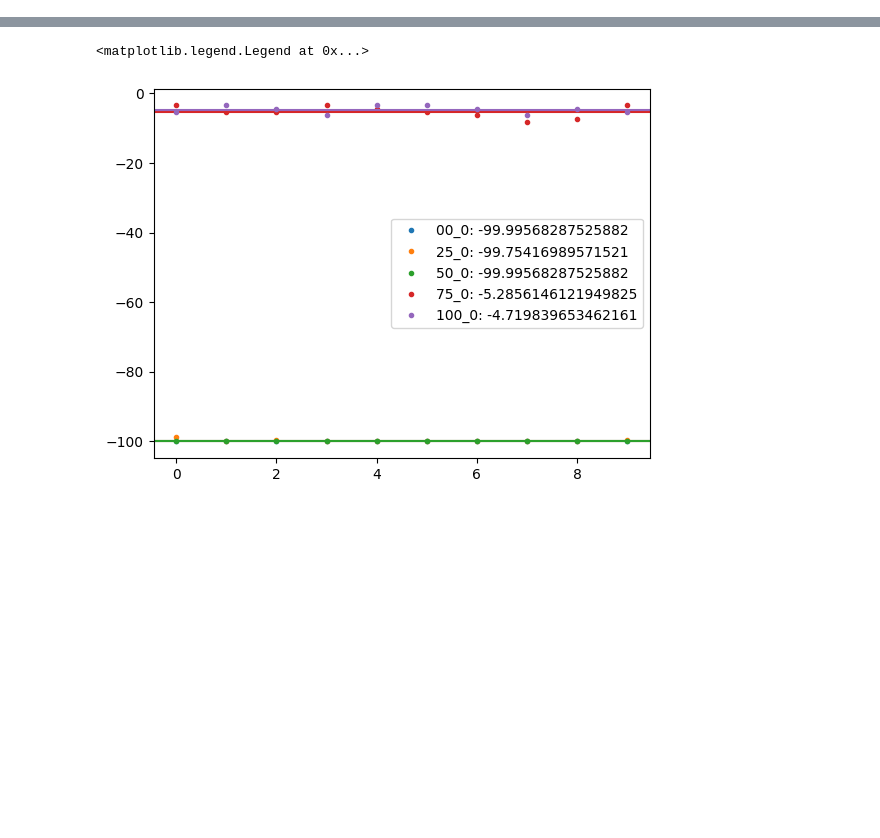
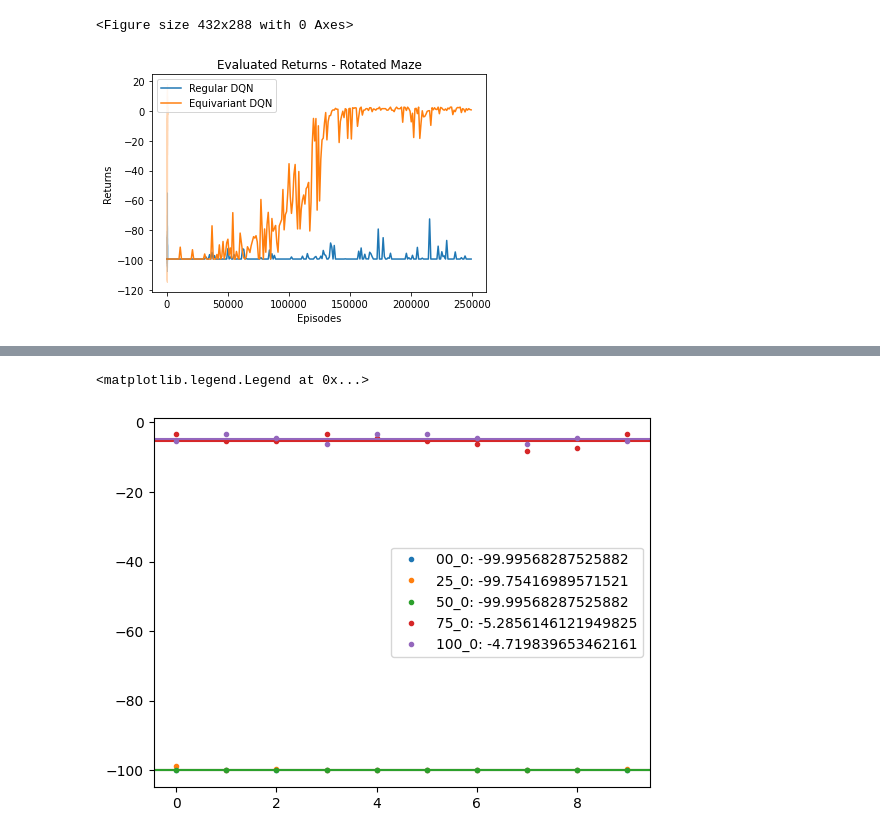
Before and after one commit to rachel-lim/cs5180, a Jupyter notebook: final_project/main.ipynb, the cells around one changed output, grey strips where cells are left out. Saved outputs shown, nothing was run; the diff lists cells and outputs as text; code cells hidden in the pictures; blank space fills up the shorter version.

```diff
--- a/final_project/main.ipynb
+++ b/final_project/main.ipynb
@@ -172,0 +205,39 @@ saved_models['100_0'] = copy.deepcopy(dqn_model)
+# %%
+"""Plot function similar to Ex1"""
+def plot_curves(arr_list, legend_list, color_list, ylabel):
+    """
+    Args:
+        arr_list (list): list of results arrays to plot
+        legend_list (list): list of legends corresponding to each result array
+        color_list (list): list of color corresponding to each result array
+        ylabel (string): label of the Y axis
+
+        Note that, make sure the elements in the arr_list, legend_list and color_list are associated with each other correctly.
+        Do not forget to change the ylabel for different plots.
+    """
+    # set the figure type
+    plt.clf()
+    fig, ax = plt.subplots()
+
+    # PLEASE NOTE: Change the labels for different plots
+    ax.set_ylabel(ylabel)
+    ax.set_xlabel("Episodes")
+
+    # ploth results
+    h_list = []
+    for arr, legend, color in zip(arr_list, legend_list, color_list):
+        # compute the standard error
+        arr_err = arr.std(axis=0) / np.sqrt(arr.shape[0])
+        # plot the mean
+        h, = ax.plot(range(0, 1000*arr.shape[1], 1000), arr.mean(axis=0), color=color, label=legend)
+        # plot the confidence band
+        arr_err = 1.96 * arr_err
+        ax.fill_between(range(arr.shape[1]), arr.mean(axis=0) - arr_err, arr.mean(axis=0) + arr_err, alpha=0.3,
+                        color=color)
+        # save the plot handle
+        h_list.append(h)
+
+    # plot legends
+    ax.legend(handles=h_list)
+    ax.set_title('Evaluated Returns - Rotated Maze')
+    plt.show()
@@ -172,0 +250,5 @@ saved_models['100_0'] = copy.deepcopy(dqn_model)
+# %%
+plot_curves([np.array(eval_rot), np.array(eval_rot_equi)], ['Regular DQN', 'Equivariant DQN'], ['C0', 'C1', 'C2', 'C3', 'C4'], 'Returns')
+# %% [output]
+<Figure size 432x288 with 0 Axes>
+[figure, added]
```
Also changed, not shown: parts of 6 cells of this notebook, 22 other files.
